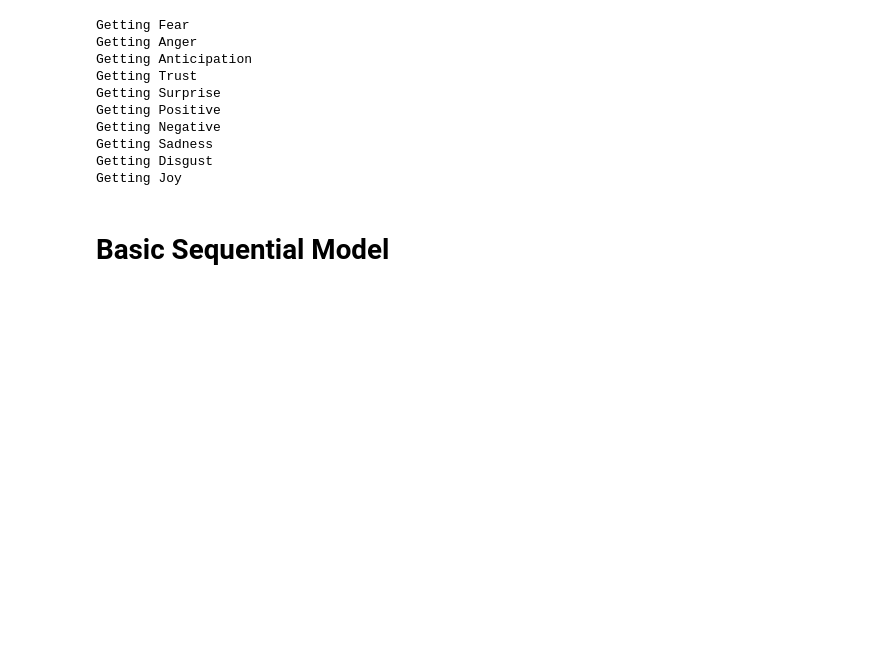
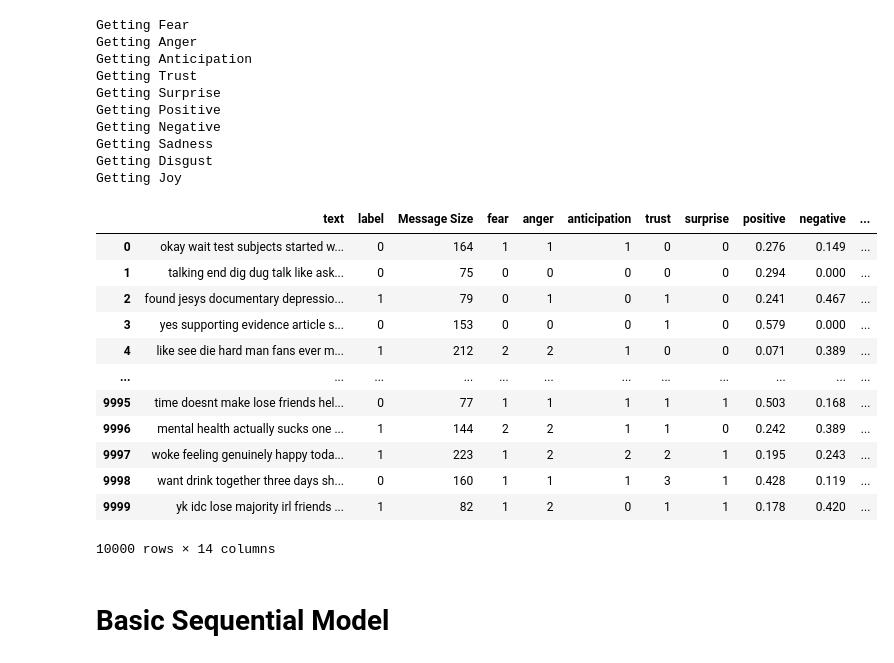
Before and after one commit to Jamie-n/Masters-Group-Project, a Jupyter notebook: model_train.ipynb, the cells around one changed output. Cells and saved outputs as stored; diff of their text form; code cells hidden in the pictures; blank space fills up the shorter version.

```diff
--- a/model_train.ipynb
+++ b/model_train.ipynb
@@ -142 +148,21 @@ Getting Joy
+# %%
+##Split dataframe into testing and validation to ensure no leakage
+testing_dataframe = df.iloc[:10000]
+training_dataframe = df.iloc[10000:]
+
+testing_dataframe
+# %% [output]
+|  | text | label | Message Size | fear | anger | anticipation | trust | surprise | positive | negative | ... |
+| 0 | okay wait test subjects started w... | 0 | 164 | 1 | 1 | 1 | 0 | 0 | 0.276 | 0.149 | ... |
+| 1 | talking end dig dug talk like ask... | 0 | 75 | 0 | 0 | 0 | 0 | 0 | 0.294 | 0.000 | ... |
+| 2 | found jesys documentary depressio... | 1 | 79 | 0 | 1 | 0 | 1 | 0 | 0.241 | 0.467 | ... |
+| 3 | yes supporting evidence article s... | 0 | 153 | 0 | 0 | 0 | 1 | 0 | 0.579 | 0.000 | ... |
+| 4 | like see die hard man fans ever m... | 1 | 212 | 2 | 2 | 1 | 0 | 0 | 0.071 | 0.389 | ... |
+| ... | ... | ... | ... | ... | ... | ... | ... | ... | ... | ... | ... |
+| 9995 | time doesnt make lose friends hel... | 0 | 77 | 1 | 1 | 1 | 1 | 1 | 0.503 | 0.168 | ... |
+| 9996 | mental health actually sucks one ... | 1 | 144 | 2 | 2 | 1 | 1 | 0 | 0.242 | 0.389 | ... |
+| 9997 | woke feeling genuinely happy toda... | 1 | 223 | 1 | 2 | 2 | 2 | 1 | 0.195 | 0.243 | ... |
+| 9998 | want drink together three days sh... | 0 | 160 | 1 | 1 | 1 | 3 | 1 | 0.428 | 0.119 | ... |
+| 9999 | yk idc lose majority irl friends ... | 1 | 82 | 1 | 2 | 0 | 1 | 1 | 0.178 | 0.420 | ... |
+10000 rows × 14 columns
 # %%
```
Also changed, not shown: parts of 23 cells of this notebook.
